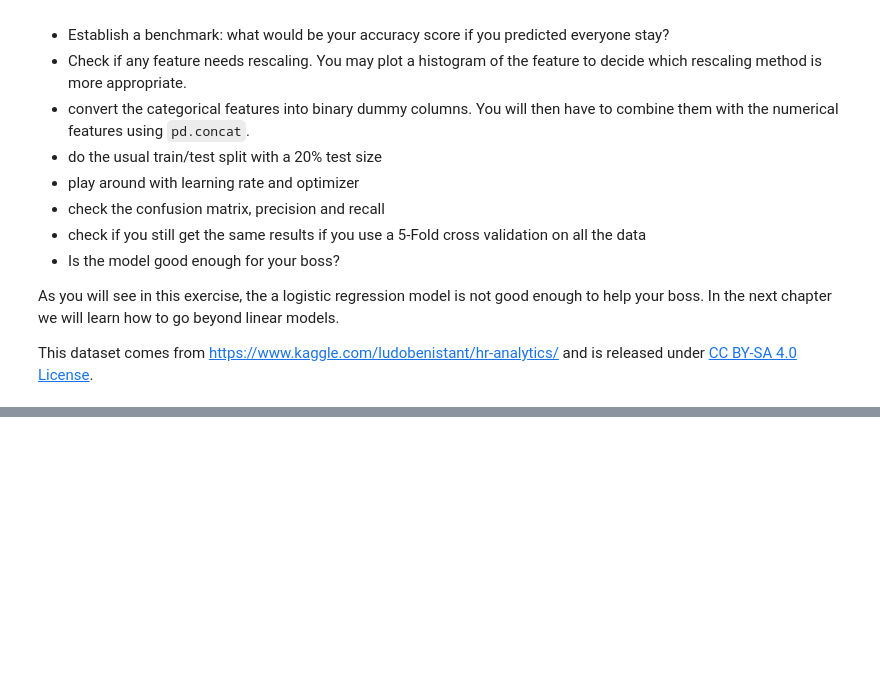
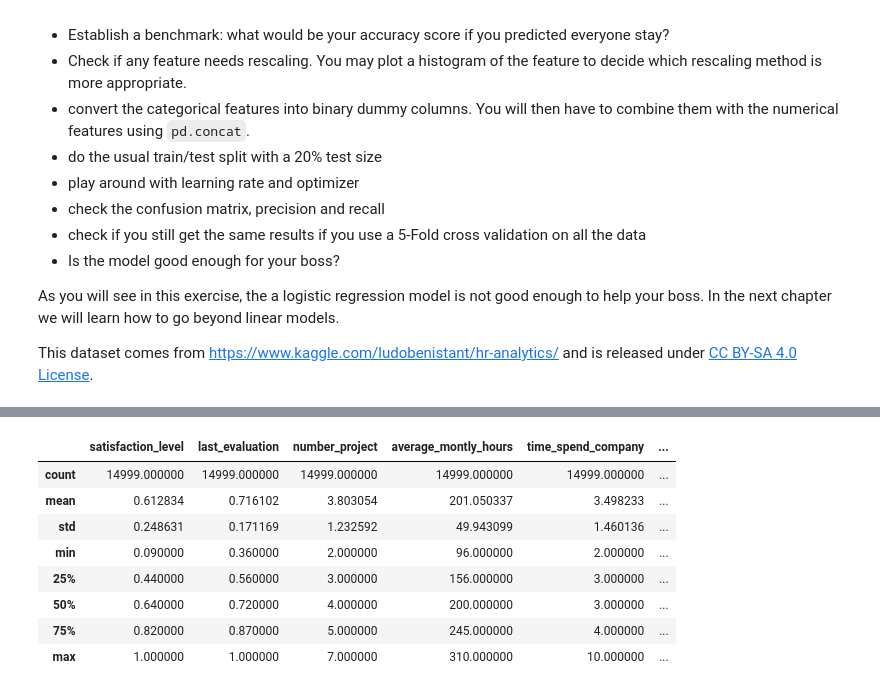
Before and after one commit to jweissenberger/zero_to_deep_learning_udemy, a Jupyter notebook: course/3 Machine Learning.ipynb, the cells around one changed output, grey strips where cells are left out. Cells and saved outputs as stored; diff of their text form; code cells hidden in the pictures; blank space fills up the shorter version.

```diff
--- a/course/3 Machine Learning.ipynb
+++ b/course/3 Machine Learning.ipynb
@@ -665,3 +683,5 @@ Your goal is to predict the binary outcome variable `left` using the rest of the
 As you will see in this exercise, the a logistic regression model is not good enough to help your boss. In the next chapter we will learn how to go beyond linear models.
 
 This dataset comes from https://www.kaggle.com/ludobenistant/hr-analytics/ and is released under [CC BY-SA 4.0 License](https://creativecommons.org/licenses/by-sa/4.0/).
+# %%
+df = pd.read_csv('../data/HR_comma_sep.csv')
@@ -667,0 +715,12 @@ This dataset comes from https://www.kaggle.com/ludobenistant/hr-analytics/ and i
+# %%
+df.describe()
+# %% [output]
+|  | satisfaction_level | last_evaluation | number_project | average_montly_hours | time_spend_company | ... |
+| count | 14999.000000 | 14999.000000 | 14999.000000 | 14999.000000 | 14999.000000 | ... |
+| mean | 0.612834 | 0.716102 | 3.803054 | 201.050337 | 3.498233 | ... |
+| std | 0.248631 | 0.171169 | 1.232592 | 49.943099 | 1.460136 | ... |
+| min | 0.090000 | 0.360000 | 2.000000 | 96.000000 | 2.000000 | ... |
+| 25% | 0.440000 | 0.560000 | 3.000000 | 156.000000 | 3.000000 | ... |
+| 50% | 0.640000 | 0.720000 | 4.000000 | 200.000000 | 3.000000 | ... |
+| 75% | 0.820000 | 0.870000 | 5.000000 | 245.000000 | 4.000000 | ... |
+| max | 1.000000 | 1.000000 | 7.000000 | 310.000000 | 10.000000 | ... |
```
Also changed, not shown: parts of 37 cells of this notebook, 1 other file.
